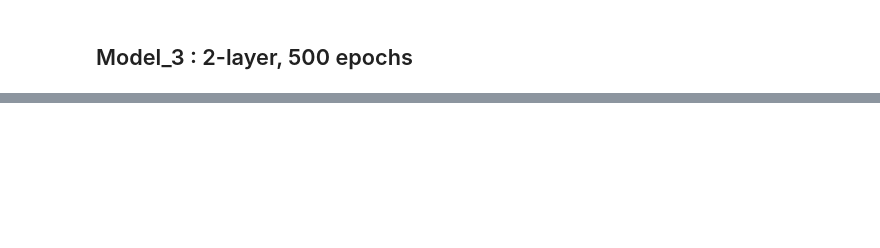
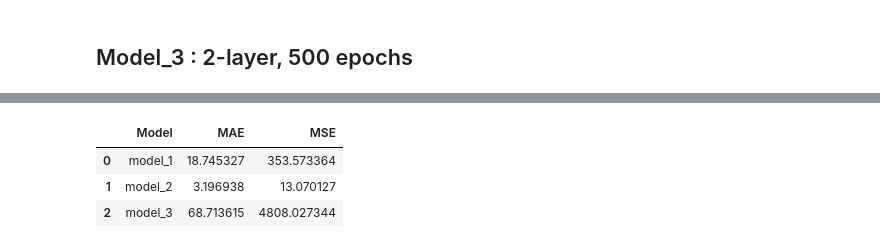
Before and after one commit to kavinda-ravishan/TensorFlow_Developer_Certificate_in_2021_Zero_to_Mastery, a Jupyter notebook: 3. Neural network regression with TensorFlow/12. Evaluating a TensorFlow model part 4 (visualising a model's layers)/app.ipynb, the cells around one changed output, grey strips where cells are left out. Saved outputs shown, nothing was run; the diff lists cells and outputs as text; code cells hidden in the pictures; blank space fills up the shorter version.

Commit message:
save model

```diff
--- a/3. Neural network regression with TensorFlow/12. Evaluating a TensorFlow model part 4 (visualising a model's layers)/app.ipynb
+++ b/3. Neural network regression with TensorFlow/12. Evaluating a TensorFlow model part 4 (visualising a model's layers)/app.ipynb
@@ -237,0 +243,16 @@ plot_Predictions(X_train, y_train, model_3.predict(X_train))
+# %%
+df = pd.DataFrame(
+    [
+        ['model_1', mae1, mse1],
+        ['model_2', mae2, mse2],
+        ['model_3', mae3, mse3]
+    ],
+    columns=['Model', 'MAE', 'MSE']
+)
+# %%
+df
+# %% [output]
+|  | Model | MAE | MSE |
+| 0 | model_1 | 18.745327 | 353.573364 |
+| 1 | model_2 | 3.196938 | 13.070127 |
+| 2 | model_3 | 68.713615 | 4808.027344 |
```
Also changed, not shown: parts of 18 cells of this notebook, 5 other files.
